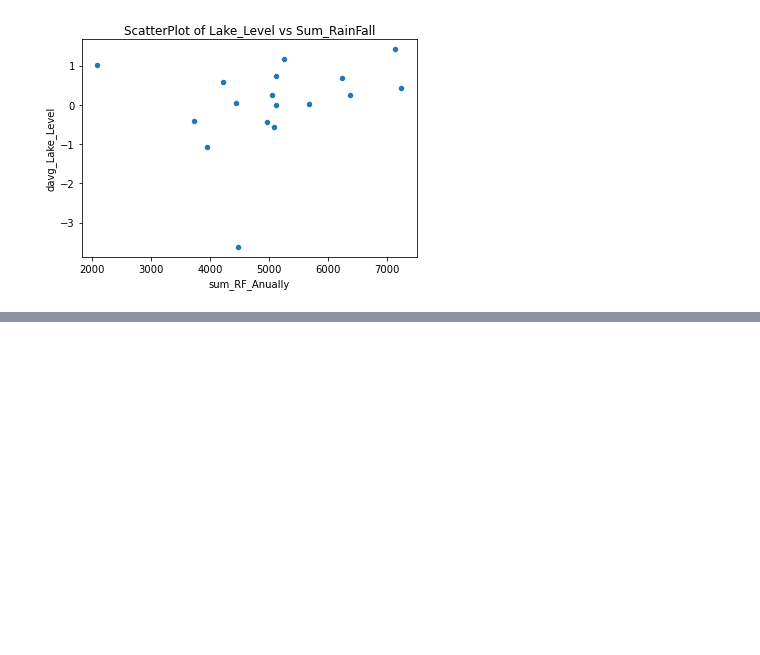
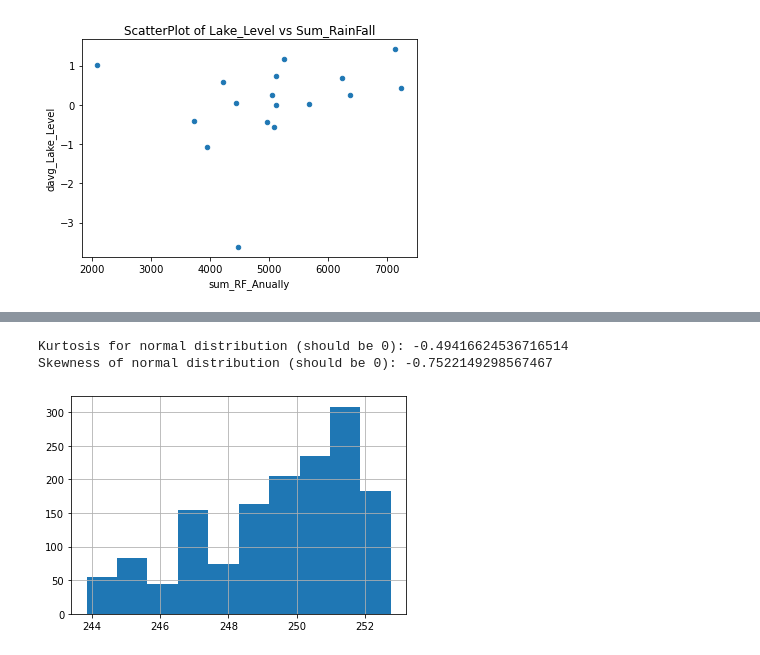
Before and after one commit to benuh/MATH189A_FINAL, a Jupyter notebook: FinalReport.ipynb, the cells around one changed output, grey strips where cells are left out. Saved outputs shown, nothing was run; the diff lists cells and outputs as text; code cells hidden in the pictures; blank space fills up the shorter version.

```diff
--- a/FinalReport.ipynb
+++ b/FinalReport.ipynb
@@ -269,0 +357,9 @@ Q1data.plot.scatter(title='ScatterPlot of Lake_Level vs Sum_RainFall',x="sum_RF_
+# %%
+Lake_Bilancino_Cut[Lake_Bilancino_Cut.Season == 'Winter'].Lake_Level.hist()
+Winter_Lake_Level = Lake_Bilancino_Cut[Lake_Bilancino_Cut.Season == 'Winter'].Lake_Level
+print( '\nKurtosis for normal distribution (should be 0):', kurtosis(Lake_Bilancino_Cut[Lake_Bilancino_Cut.Season == 'Winter'].Lake_Level))
+print( 'Skewness of normal distribution (should be 0): {}'.format(skew(Winter_Lake_Level)))
+# %% [output]
+Kurtosis for normal distribution (should be 0): -0.49416624536716514
+Skewness of normal distribution (should be 0): -0.7522149298567467
+[figure, added]
```
Also changed, not shown: parts of 28 cells of this notebook, 8 other files.
